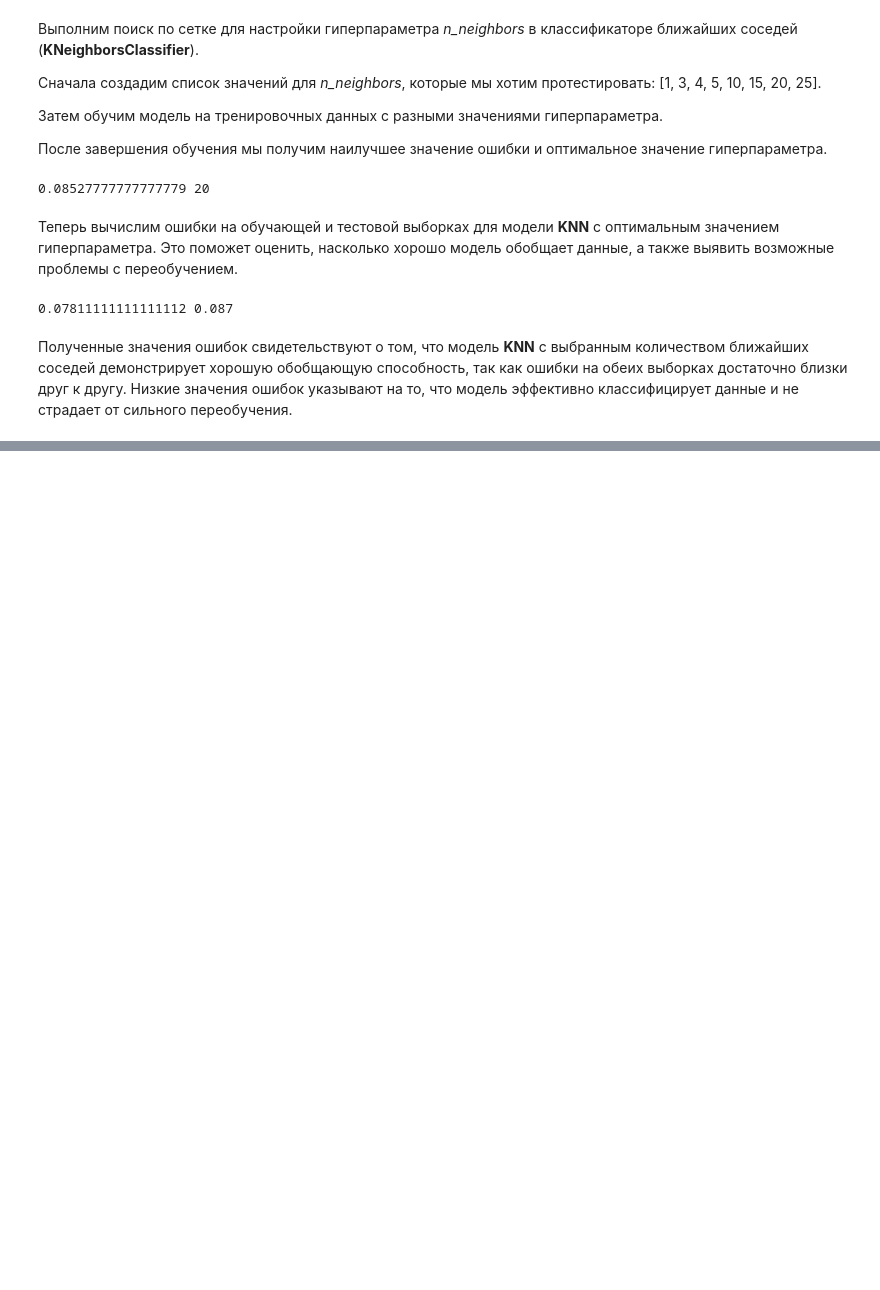
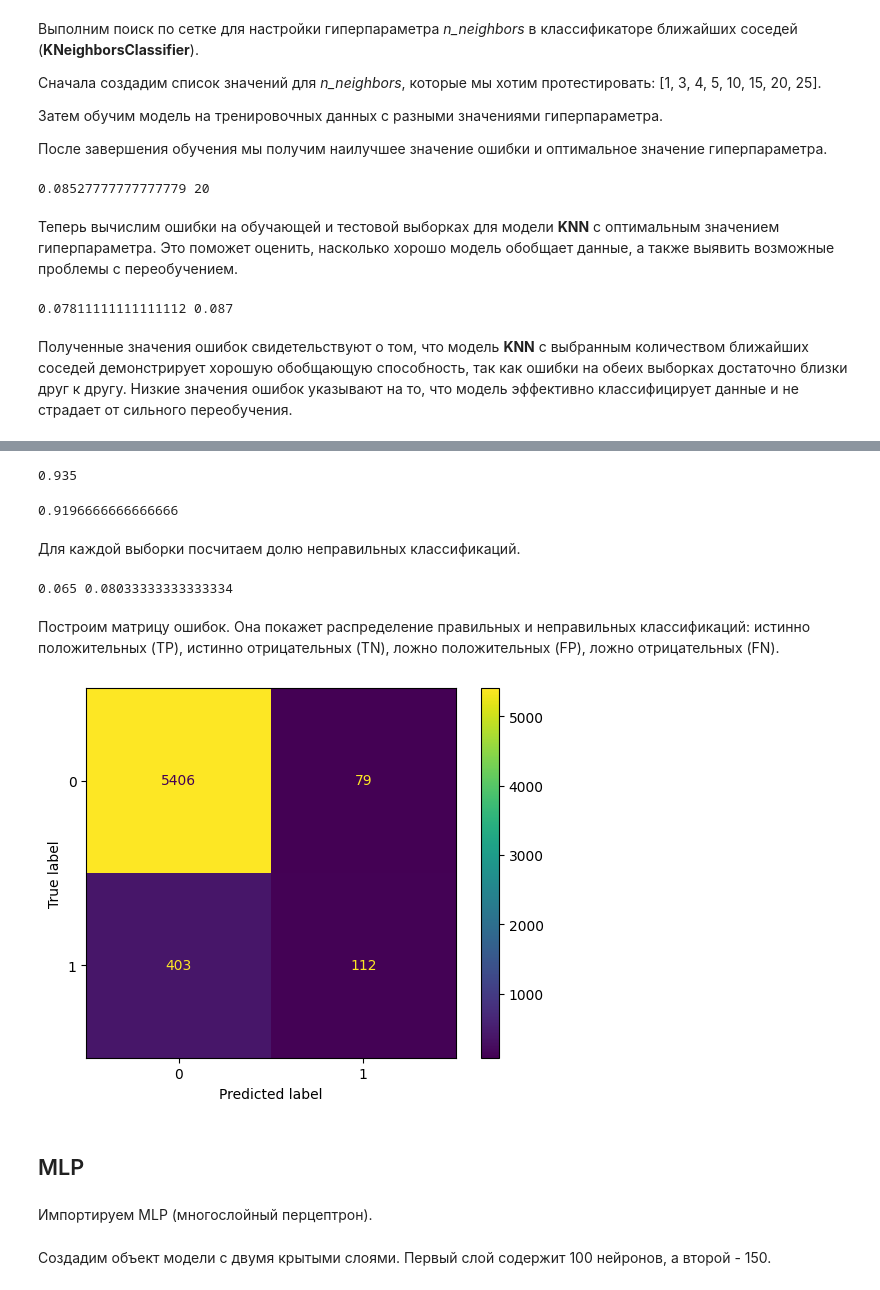
Before and after one commit to evldn/ml-homework, a Jupyter notebook: ml_homework.ipynb, the cells around one changed output, grey strips where cells are left out. Saved outputs shown, nothing was run; the diff lists cells and outputs as text; code cells hidden in the pictures; blank space fills up the shorter version.

```diff
--- a/ml_homework.ipynb
+++ b/ml_homework.ipynb
@@ -372,0 +443,11 @@ print(err_train, err_test)
+# %%
+grid = GridSearchCV(
+    rf,
+    cv=5,
+    param_grid={
+        'max_depth': [3, 6, 9],
+        'min_samples_leaf': [3, 6, 9]
+    },
+    scoring='roc_auc',
+    verbose=2
+)
@@ -372,0 +456,2 @@ print(err_train, err_test)
+# %%
+grid.fit(X_train, y_train)
@@ -372,0 +487,6 @@ print(err_train, err_test)
+# %%
+rfst = ensemble.RandomForestClassifier(
+    max_depth=grid.best_params_['max_depth'],
+    min_samples_leaf=grid.best_params_['min_samples_leaf']
+)
+rfst.fit(X_train, y_train)
@@ -372,0 +497,30 @@ print(err_train, err_test)
+# %%
+accuracy_score(y_train, rfst.predict(X_train))
+# %% [output]
+0.935
+# %%
+accuracy_score(y_test, rfst.predict(X_test))
+# %% [output]
+0.9196666666666666
+# %% [markdown]
+Для каждой выборки посчитаем долю неправильных классификаций.
+# %%
+err_train = np.mean(y_train != rfst.predict(X_train))
+err_test  = np.mean(y_test  != rfst.predict(X_test))
+
+print(err_train, err_test)
+# %% [output]
+0.065 0.08033333333333334
+# %% [markdown]
+Построим матрицу ошибок. Она покажет распределение правильных и неправильных классификаций: истинно положительных (TP), истинно отрицательных (TN), ложно положительных (FP), ложно отрицательных (FN).
+# %%
+cm = confusion_matrix(y_test, rfst.predict(X_test))
+disp = ConfusionMatrixDisplay(confusion_matrix = cm, display_labels = rfst.classes_)
+disp.plot()
+plt.show()
+# %% [output]
+[figure, added]
+# %% [markdown]
+## MLP
+# %% [markdown]
+Импортируем MLP (многослойный перцептрон).
@@ -372,0 +529,2 @@ print(err_train, err_test)
+# %% [markdown]
+Создадим объект модели с двумя крытыми слоями. Первый слой содержит 100 нейронов, а второй - 150.
```
Also changed, not shown: parts of 43 cells of this notebook.
